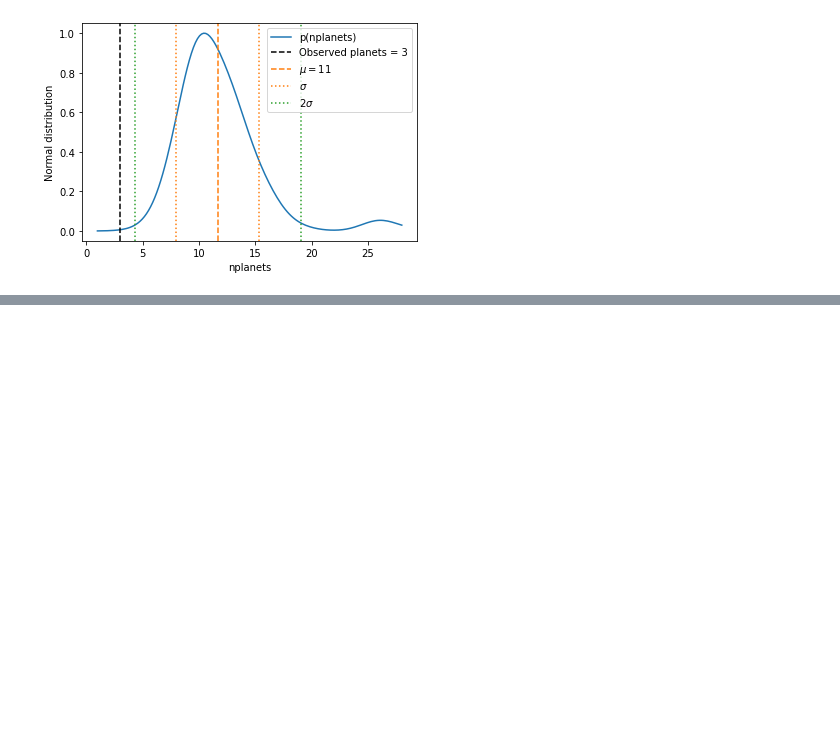
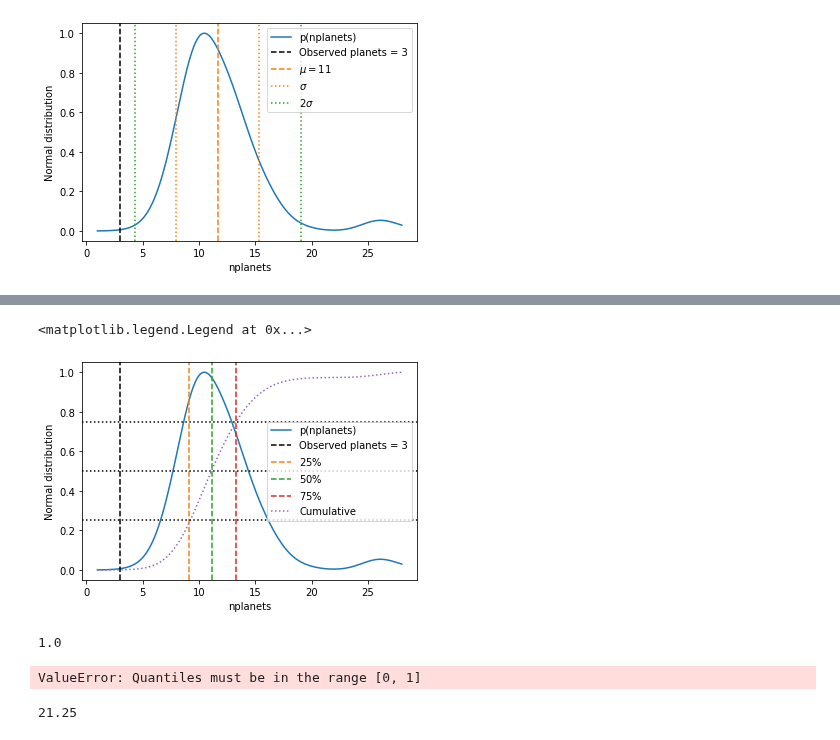
Before and after one commit to fjbautistas/kde_example, a Jupyter notebook: Marginal_Distributions.ipynb, the cells around one changed output, grey strips where cells are left out. Drawn from its saved outputs; the diff is of its cells as text; code cells hidden in the pictures; blank space fills up the shorter version.

```diff
--- a/Marginal_Distributions.ipynb
+++ b/Marginal_Distributions.ipynb
@@ -375,0 +334,37 @@ ss
+# %%
+p_25 = likelihood.real_interval[2][np.argmin((inte-0.25)**2)]
+p_50 = likelihood.real_interval[2][np.argmin((inte-0.50)**2)]
+p_75 = likelihood.real_interval[2][np.argmin((inte-0.75)**2)]
+# %%
+plt.plot(likelihood.real_interval[2], Np_marginal/Np_marginal.max(), label="p(nplanets)")
+plt.xlabel("nplanets")
+plt.ylabel("Normal distribution")
+
+plt.axvline(x = systm.n_planets.values, ls='--', c="k", label = "Observed planets = 3")
+plt.axvline(x = p_25, ls='--', c="C1", label = r"$25\%$")
+plt.axvline(x = p_50, ls='--', c="C2", label = r"$50\%$")
+plt.axvline(x = p_75, ls='--', c="C3", label = r"$75\%$")
+
+plt.plot(likelihood.real_interval[2],inte, c="C4", ls = ":", label = "Cumulative")
+plt.axhline(.25, color="k", ls = ":" )
+plt.axhline(.50, color="k", ls = ":" )
+plt.axhline(.75, color="k", ls = ":" )
+
+plt.legend()
+# %% [output]
+<matplotlib.legend.Legend at 0x...>
+[figure, added]
+# %%
+dz = likelihood.real_interval[2][1]-likelihood.real_interval[2][0]
+Np_marginal = marginal(post, likelihood)
+(Np_marginal*dz).sum()
+# %% [output]
+1.0
+# %%
+np.quantile(Np_marginal, 50)
+# %% [output]
+ValueError: Quantiles must be in the range [0, 1]
+# %%
+np.percentile(likelihood.real_interval[2],75)
+# %% [output]
+21.25
```
Also changed, not shown: parts of 25 cells of this notebook.
